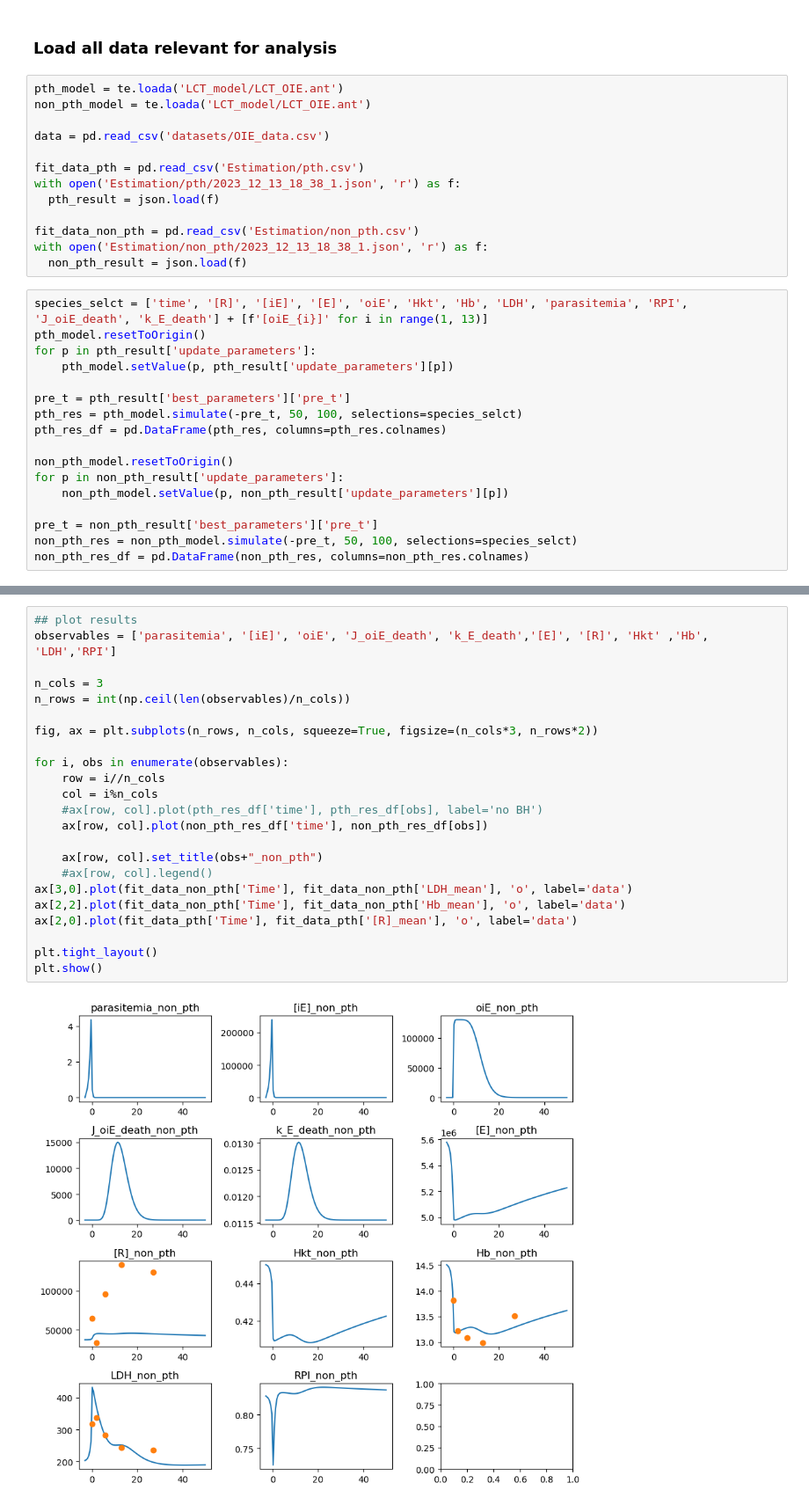
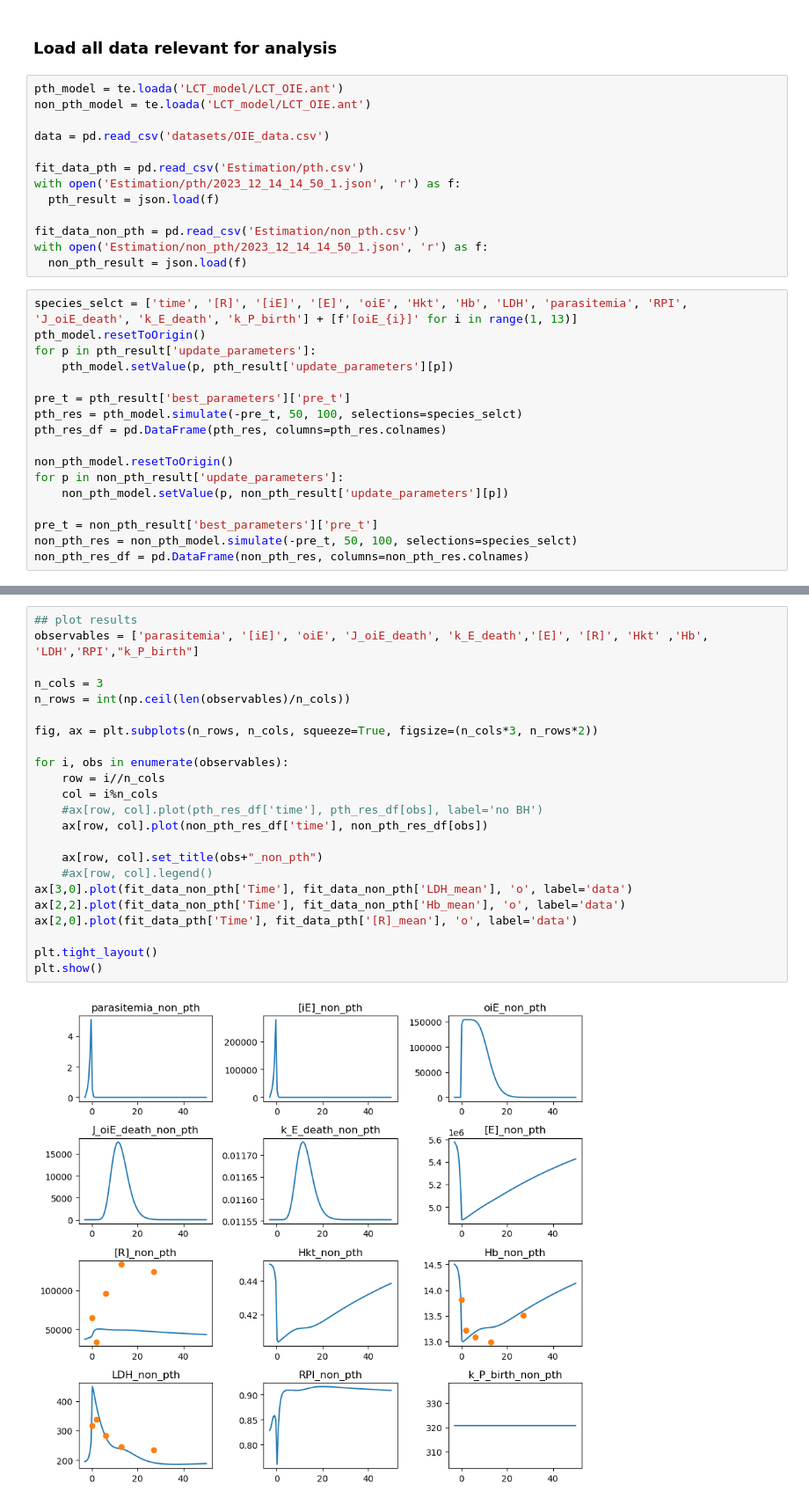
Before and after one commit to Nexia23/PTH_model_chapter, a Jupyter notebook: estimation_results.ipynb, the cells around one changed output, grey strips where cells are left out. Shown at 88% size. Saved outputs shown, nothing was run; the diff lists cells and outputs as text.

```diff
--- a/estimation_results.ipynb
+++ b/estimation_results.ipynb
@@ -15,14 +15,14 @@ non_pth_model = te.loada('LCT_model/LCT_OIE.ant')
 data = pd.read_csv('datasets/OIE_data.csv')
 
 fit_data_pth = pd.read_csv('Estimation/pth.csv')
-with open('Estimation/pth/2023_12_13_18_38_1.json', 'r') as f:
+with open('Estimation/pth/2023_12_14_14_50_1.json', 'r') as f:
   pth_result = json.load(f)
 
 fit_data_non_pth = pd.read_csv('Estimation/non_pth.csv')
-with open('Estimation/non_pth/2023_12_13_18_38_1.json', 'r') as f:
+with open('Estimation/non_pth/2023_12_14_14_50_1.json', 'r') as f:
   non_pth_result = json.load(f)
 # %%
-species_selct = ['time', '[R]', '[iE]', '[E]', 'oiE', 'Hkt', 'Hb', 'LDH', 'parasitemia', 'RPI', 'J_oiE_death', 'k_E_death'] + [f'[oiE_{i}]' for i in range(1, 13)]
+species_selct = ['time', '[R]', '[iE]', '[E]', 'oiE', 'Hkt', 'Hb', 'LDH', 'parasitemia', 'RPI', 'J_oiE_death', 'k_E_death', 'k_P_birth'] + [f'[oiE_{i}]' for i in range(1, 13)]
 pth_model.resetToOrigin()
 for p in pth_result['update_parameters']:
     pth_model.setValue(p, pth_result['update_parameters'][p])
@@ -69,25 +69,25 @@ plt.show()
 # %%
 ## plot results
-observables = ['parasitemia', '[iE]', 'oiE', 'J_oiE_death', 'k_E_death','[E]', '[R]', 'Hkt' ,'Hb', 'LDH','RPI']
+observables = ['parasitemia', '[iE]', 'oiE', 'J_oiE_death', 'k_E_death','[E]', '[R]', 'Hkt' ,'Hb', 'LDH','RPI',"k_P_birth"]
 
 n_cols = 3
 n_rows = int(np.ceil(len(observables)/n_cols))
 
 fig, ax = plt.subplots(n_rows, n_cols, squeeze=True, figsize=(n_cols*3, n_rows*2))
 
 for i, obs in enumerate(observables):
     row = i//n_cols
     col = i%n_cols
     #ax[row, col].plot(pth_res_df['time'], pth_res_df[obs], label='no BH')
     ax[row, col].plot(non_pth_res_df['time'], non_pth_res_df[obs])
 
     ax[row, col].set_title(obs+"_non_pth")
     #ax[row, col].legend()
 ax[3,0].plot(fit_data_non_pth['Time'], fit_data_non_pth['LDH_mean'], 'o', label='data')
 ax[2,2].plot(fit_data_non_pth['Time'], fit_data_non_pth['Hb_mean'], 'o', label='data')
 ax[2,0].plot(fit_data_pth['Time'], fit_data_pth['[R]_mean'], 'o', label='data')
 
 plt.tight_layout()
 plt.show()
 # %% [output]
-[figure, old version]
+[figure, new version]
```
Also changed, not shown: parts of 2 cells of this notebook.
